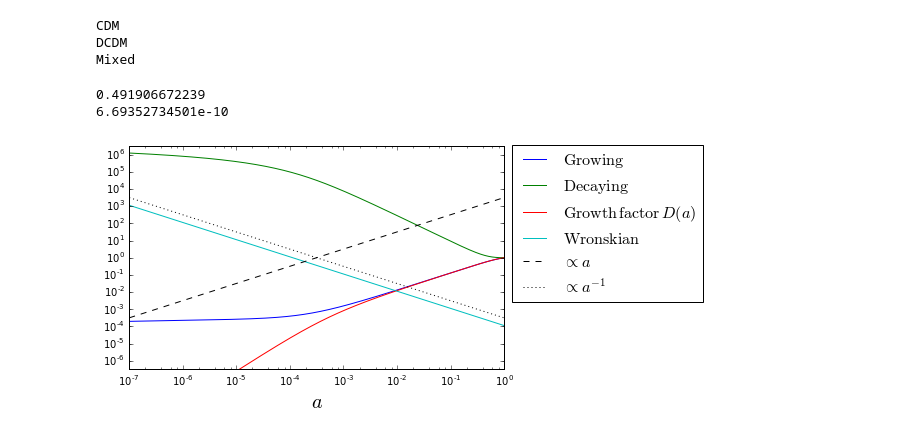
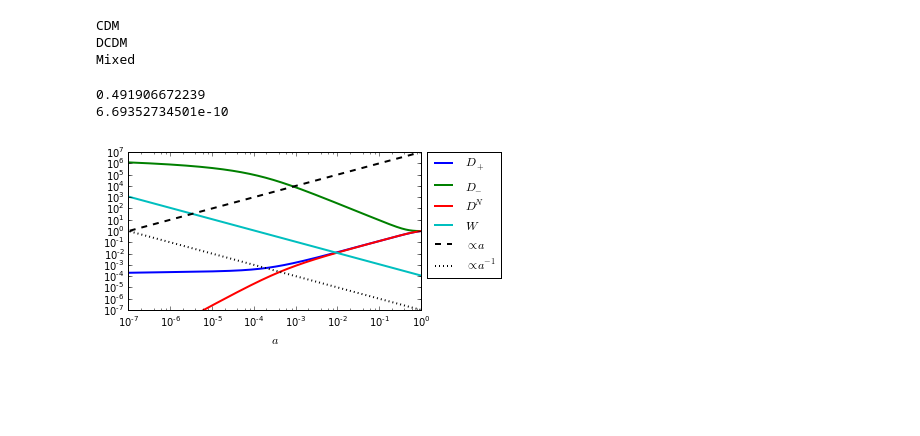
Before and after one commit to ThomasTram/CLASSmods, a Jupyter notebook: NewBackscalingPlots.ipynb, the cells around one changed output. Cells and saved outputs as stored; diff of their text form; code cells hidden in the pictures; blank space fills up the shorter version.

```diff
--- a/NewBackscalingPlots.ipynb
+++ b/NewBackscalingPlots.ipynb
@@ -5,6 +5,18 @@ import matplotlib.pyplot as plt
 import numpy as np
 from classy import Class
 from scipy import interpolate
+# %%
+figwidth1 = 4.4 #=0.7*6.3
+figwidth2 = 6.3
+figwidth15 = 0.5*(figwidth1+figwidth2)
+ratio = 8.3/11.7
+figheight1 = figwidth1*ratio
+figheight2 = figwidth2*ratio
+figheight15 = figwidth15*ratio
+
+lw=2
+fs=12
+labelfs=16
 # %%
 models = ['CDM','DCDM','Mixed']
 ratios_cdm = {'CDM':1.,'DCDM':0.,'Mixed':0.5}
@@ -44,11 +56,13 @@ for M in models:
            'Omega_cdm':0.24*ratios_cdm[M]+1e-6,
            'Omega_dcdmdr':0.24*(1-ratios_cdm[M]),
            'Gamma_dcdm':Gamma_dcdm,
-                  'background_verbose':3
+                  'background_verbose':3,
 #           'N_ur':0.0,
 #           'YHe':0.25,
 #           'Omega_b':0.05,
 #           'Omega_cdm':0.95
+                  'start_sources_at_tau_c_over_tau_h':0.004,
+                  'start_small_k_at_tau_c_over_tau_h':0.000015
             })
 #for key, val in cosmo.pars.iteritems():
 #    print key,' = ',val
@@ -58,10 +72,18 @@ CDM
 DCDM
 Mixed
 # %%
-aminexp = -13
-amin = 10**aminexp
-ymin = 10**(aminexp/2.)
-ymax = 10**(-aminexp/2.)
+plt.figure(figsize=(1.1*figwidth1,figheight1))
+
+if False:
+    aminexp = -13
+    amin = 10**aminexp
+    ymin = 10**(aminexp/2.)
+    ymax = 10**(-aminexp/2.)
+else:
+    aminexp = -7
+    amin = 10**aminexp
+    ymin = 10**(aminexp)
+    ymax = 10**(-aminexp)
 
 bg = cosmo['CDM'].get_background()
 
@@ -72,43 +94,43 @@ grow_prime = bg['grow_prime']
 #W= bg['Wronskian']
 #decay= bg['decay']
 decay= bg['bwdec']
 decay_prime = bg['bwdec_prime']
 D = bg['gr.fac. D']
 f = bg['gr.fac. f']
 
 W = grow*decay_prime-decay*grow_prime
 
 grow_interp = interpolate.interp1d(a,grow)
 decay_interp = interpolate.interp1d(a,decay)
 
 
 #N=abs(grow[-1]/decay[-1])
-plt.loglog(a,grow/grow[-1])
-plt.loglog(a,decay/decay[-1])
-plt.loglog(a,D/D[-1])
-plt.loglog(a,abs(W)/grow[-1]/decay[-1])
+plt.loglog(a,grow/grow[-1],lw=lw)
+plt.loglog(a,decay/decay[-1],lw=lw)
+plt.loglog(a,D/D[-1],lw=lw)
+plt.loglog(a,abs(W)/grow[-1]/decay[-1],lw=lw)
 
-plt.loglog(a,a*ymax/1e3,'k--')
-plt.loglog(a,1./a*ymin*1e3,'k:')
+plt.loglog(a,a*ymax,'k--',lw=lw)
+plt.loglog(a,1./a*ymin,'k:',lw=lw)
 
 
-lgd = plt.legend([r'$\mathrm{Growing}$',r'$\mathrm{Decaying}$',r'$\mathrm{Growth}\,\mathrm{factor}\, D(a)$',
-                  r'$\mathrm{Wronskian}$',r'$\propto a$',r'$\propto a^{-1}$'],
-           fontsize=16,ncol=1,loc='upper left',
+lgd = plt.legend([r'$D_+$',r'$D_-$',r'$D^N$',
+                  r'$W$',r'$\propto a$',r'$\propto a^{-1}$'],
+           fontsize=fs,ncol=1,loc='upper left',
            bbox_to_anchor=(1.0, 1.04))
 #plt.ylim([1e-18,1e14])
 #plt.ylim([1e-74,1e23])
-plt.xlim([1e-7,1])
-plt.xlabel(r'$a$',fontsize=20)
+plt.xlim([10**aminexp,1])
+plt.xlabel(r'$a$',fontsize=fs)
 plt.ylim([ymin,ymax])
 plt.tight_layout()
 plt.savefig('GrowingDecayingBackground.pdf',bbox_extra_artists=(lgd,), bbox_inches='tight')
 
 print 1./a[31850] -1
 
 print grow[31850]
 # %% [output]
 0.491906672239
 6.69352734501e-10
-[figure, old version]
+[figure, new version]
 # %%
```
Also changed, not shown: parts of 13 cells of this notebook, 2 other files.
